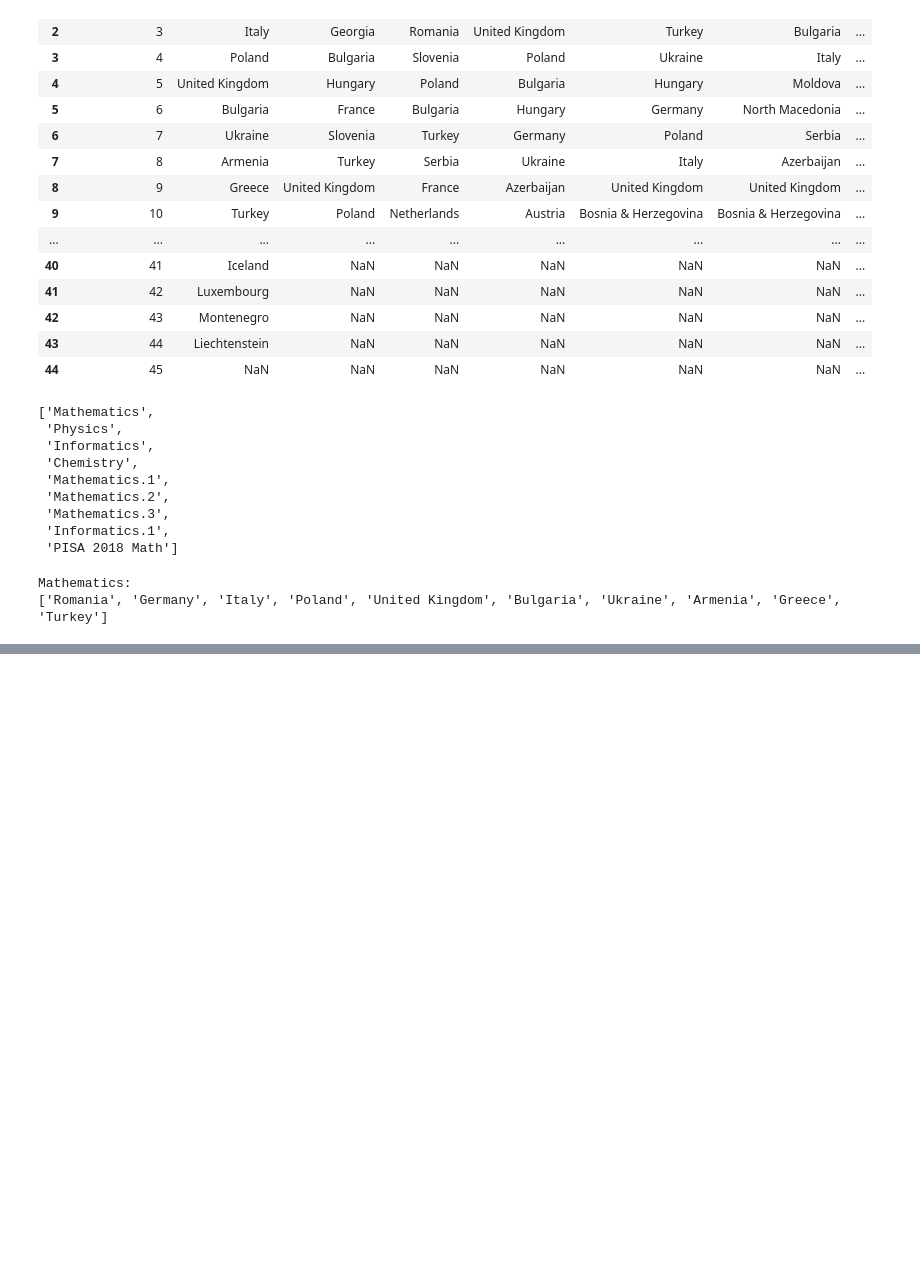
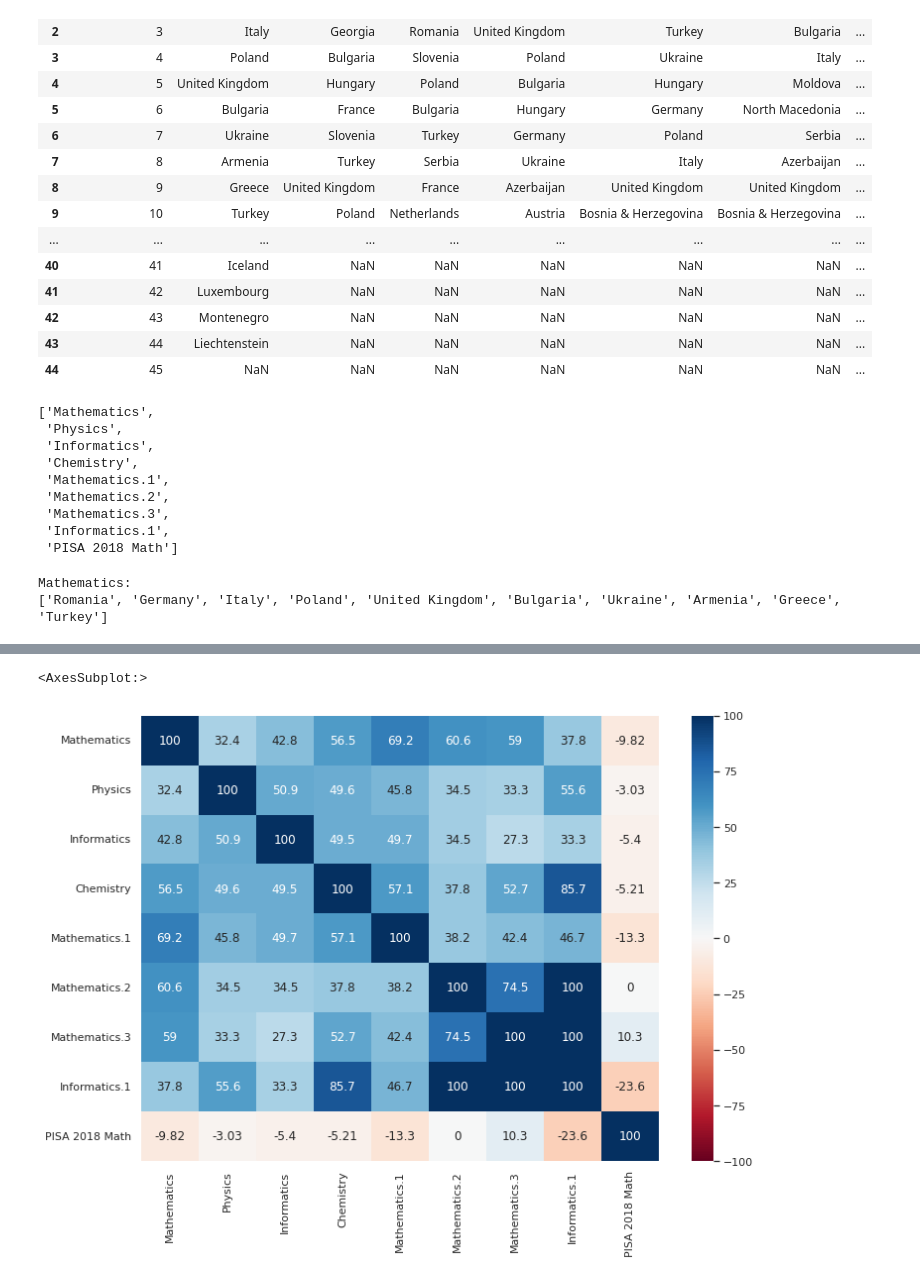
Before and after one commit to theodormoroianu/Stuff, a Jupyter notebook: Olympiad_analysis/analysis.ipynb, the cells around one changed output, grey strips where cells are left out. Saved outputs shown, nothing was run; the diff lists cells and outputs as text; code cells hidden in the pictures; blank space fills up the shorter version.

```diff
--- a/Olympiad_analysis/analysis.ipynb
+++ b/Olympiad_analysis/analysis.ipynb
@@ -81,0 +83,9 @@ seaborn.heatmap(heatmap, xticklabels=competitions, yticklabels=competitions, ann
+# %%
+heatmap -= 50.
+heatmap *= 2.
+# %%
+seaborn.set(rc={'figure.figsize':(11.7,8.27)})
+seaborn.heatmap(heatmap, xticklabels=competitions, yticklabels=competitions, annot=True, cmap='RdBu', vmin=-100, vmax=100, fmt='.3g')
+# %% [output]
+<AxesSubplot:>
+[figure, added]
```
Also changed, not shown: parts of 2 cells of this notebook.
